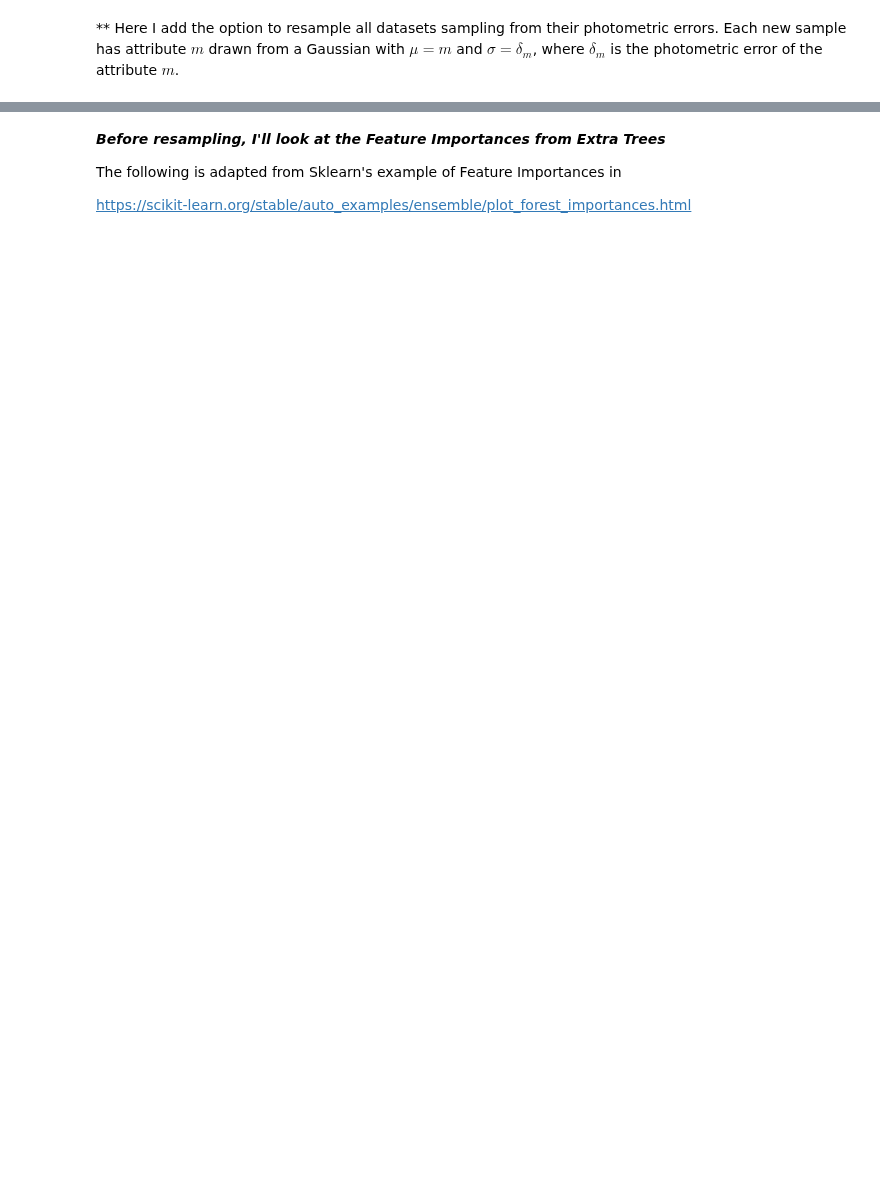
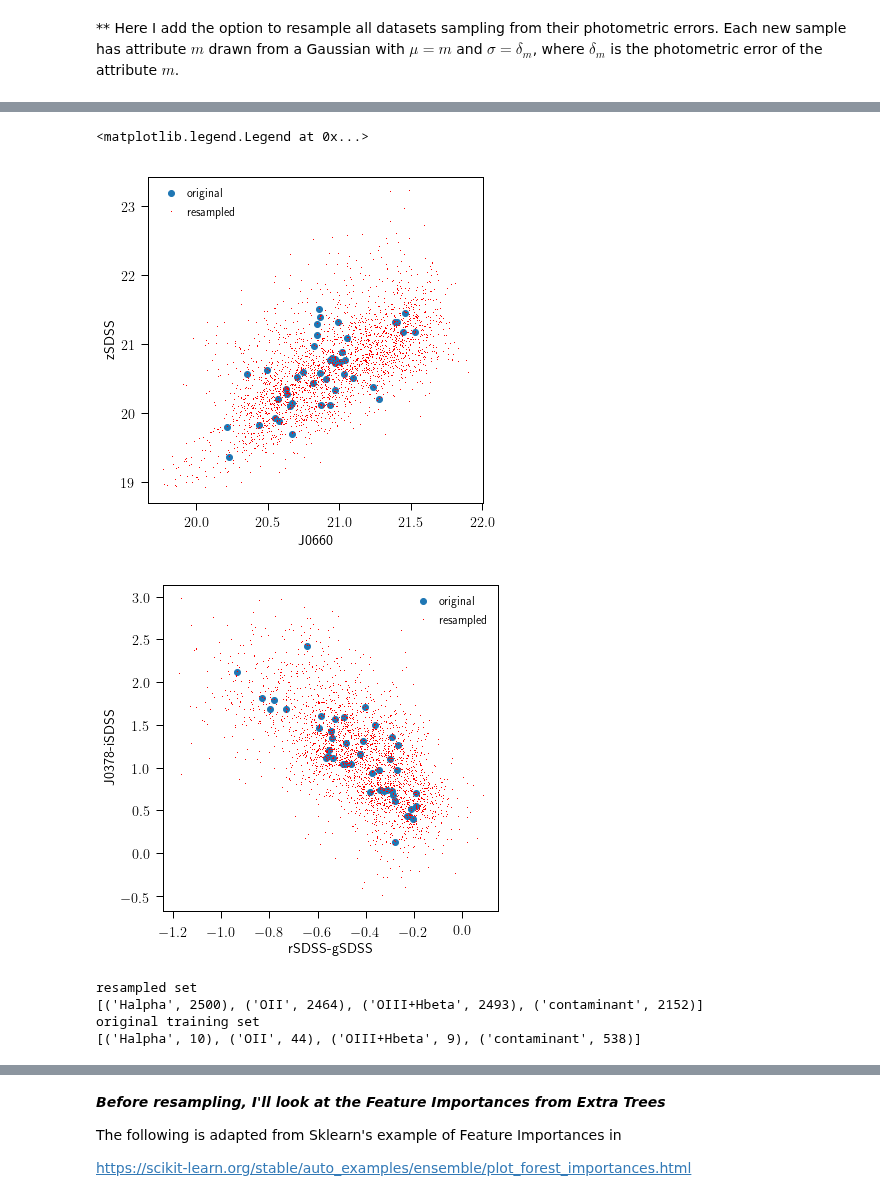
Before and after one commit to aaorsi/ELG_analysis, a Jupyter notebook: py/Keras_class.ipynb, the cells around one changed output, grey strips where cells are left out. Cells and saved outputs as stored; diff of their text form; code cells hidden in the pictures; blank space fills up the shorter version.

```diff
--- a/py/Keras_class.ipynb
+++ b/py/Keras_class.ipynb
@@ -24,0 +28,4 @@ dset_original = dset.copy() # keeping a copy of original datapoints for
+# %%
+test, train = tools.split_trainset(dset, binary_class = 'OII') #20% in test, by default
+ngal = len(train['class'])
+print ngal
@@ -153,0 +37,2 @@ nfeat = len(feat_arr[0])
+# %%
+train_rs = tools.resample_errors(train, nr=2500,verbose=True,balance_set=True)
@@ -153,0 +48,45 @@ nfeat = len(feat_arr[0])
+# %%
+%matplotlib inline
+# test if the above resampling was done correctly
+
+import matplotlib.pyplot as plt
+
+icl = 'OII'
+
+sel1 = train['class'] == icl
+sel2 = train_rs['class'] == icl
+
+plt.figure(1,figsize=(6,6))
+plt.plot(train['J0660'][sel1,0], train['zSDSS'][sel1,0],'o',label='original')
+plt.plot(train_rs['J0660'][sel2,0],
+         train_rs['zSDSS'][sel2,0],',',color='red',label='resampled')
+plt.xlabel('J0660')
+plt.ylabel('zSDSS')
+
+plt.legend()
+
+plt.figure(2,figsize=(6,6))
+plt.plot(train['rSDSS'][sel1,0] - train['gSDSS'][sel1,0],
+         train['J0378'][sel1,0] - train['iSDSS'][sel1,0],'o',label='original')
+
+plt.plot(train_rs['rSDSS'][sel2,0] - train_rs['gSDSS'][sel2,0],
+         train_rs['J0378'][sel2,0] - train_rs['iSDSS'][sel2,0],',',color='red',label='resampled')
+plt.xlabel('rSDSS-gSDSS')
+plt.ylabel('J0378-iSDSS')
+
+plt.legend()
+# %% [output]
+<matplotlib.legend.Legend at 0x...>
+[figure, added]
+[figure, added]
+# %%
+from collections import Counter
+print 'resampled set'
+print(sorted(Counter(train_rs['class']).items()))
+print 'original training set'
+print(sorted(Counter(train['class']).items()))
+# %% [output]
+resampled set
+[('Halpha', 2500), ('OII', 2464), ('OIII+Hbeta', 2493), ('contaminant', 2152)]
+original training set
+[('Halpha', 10), ('OII', 44), ('OIII+Hbeta', 9), ('contaminant', 538)]
```
Also changed, not shown: parts of 26 cells of this notebook, 1 other file.
